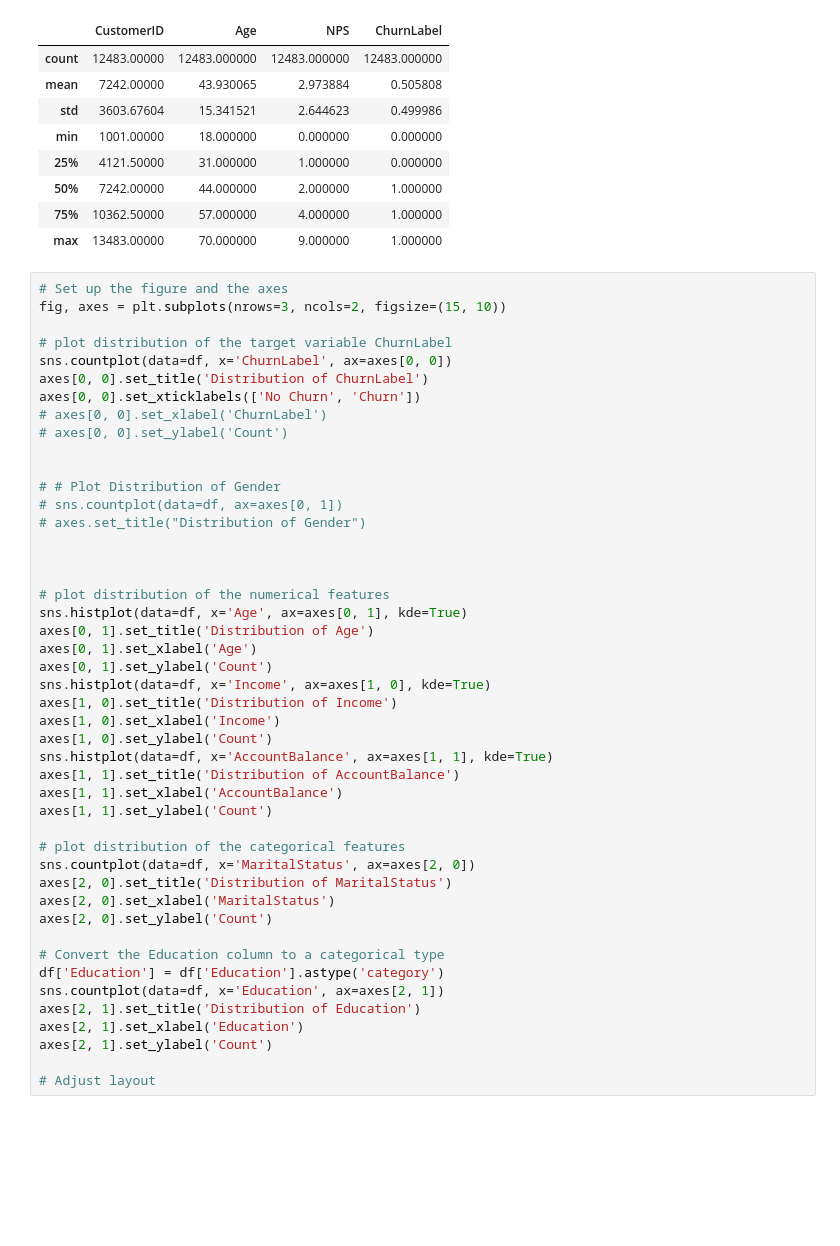
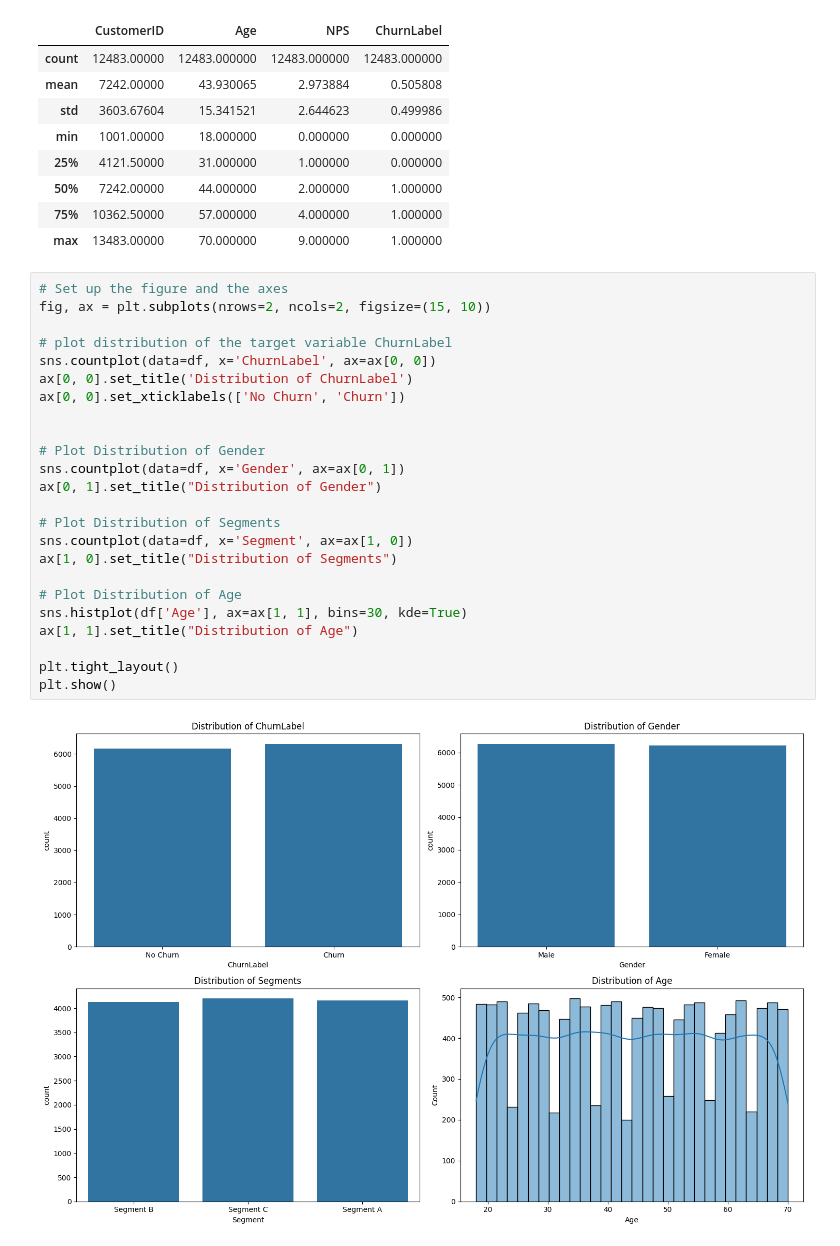
Before and after one commit to chemutai254/DATA, a Jupyter notebook: AMDARI/Customer_Churn_Prediction/Customer_Churn.ipynb, the cells around one changed output. Cells and saved outputs as stored; diff of their text form; blank space fills up the shorter version.

Commit message:
Customer Churn Prediction

```diff
--- a/AMDARI/Customer_Churn_Prediction/Customer_Churn.ipynb
+++ b/AMDARI/Customer_Churn_Prediction/Customer_Churn.ipynb
@@ -84,47 +84,27 @@ stats_overview
 | max | 13483.00000 | 70.000000 | 9.000000 | 1.000000 |
 # %%
 # Set up the figure and the axes
-fig, axes = plt.subplots(nrows=3, ncols=2, figsize=(15, 10))
+fig, ax = plt.subplots(nrows=2, ncols=2, figsize=(15, 10))
 
 # plot distribution of the target variable ChurnLabel
-sns.countplot(data=df, x='ChurnLabel', ax=axes[0, 0])
-axes[0, 0].set_title('Distribution of ChurnLabel')
-axes[0, 0].set_xticklabels(['No Churn', 'Churn'])
-# axes[0, 0].set_xlabel('ChurnLabel')
-# axes[0, 0].set_ylabel('Count')
+sns.countplot(data=df, x='ChurnLabel', ax=ax[0, 0])
+ax[0, 0].set_title('Distribution of ChurnLabel')
+ax[0, 0].set_xticklabels(['No Churn', 'Churn'])
 
 
-# # Plot Distribution of Gender
-# sns.countplot(data=df, ax=axes[0, 1])
-# axes.set_title("Distribution of Gender")
+# Plot Distribution of Gender
+sns.countplot(data=df, x='Gender', ax=ax[0, 1])
+ax[0, 1].set_title("Distribution of Gender")
 
+# Plot Distribution of Segments
+sns.countplot(data=df, x='Segment', ax=ax[1, 0])
+ax[1, 0].set_title("Distribution of Segments")
 
+# Plot Distribution of Age
+sns.histplot(df['Age'], ax=ax[1, 1], bins=30, kde=True)
+ax[1, 1].set_title("Distribution of Age")
 
-# plot distribution of the numerical features
-sns.histplot(data=df, x='Age', ax=axes[0, 1], kde=True)
-axes[0, 1].set_title('Distribution of Age')
-axes[0, 1].set_xlabel('Age')
-axes[0, 1].set_ylabel('Count')
-sns.histplot(data=df, x='Income', ax=axes[1, 0], kde=True)
-axes[1, 0].set_title('Distribution of Income')
-axes[1, 0].set_xlabel('Income')
-axes[1, 0].set_ylabel('Count')
-sns.histplot(data=df, x='AccountBalance', ax=axes[1, 1], kde=True)
-axes[1, 1].set_title('Distribution of AccountBalance')
-axes[1, 1].set_xlabel('AccountBalance')
-axes[1, 1].set_ylabel('Count')
-
-# plot distribution of the categorical features
-sns.countplot(data=df, x='MaritalStatus', ax=axes[2, 0])
-axes[2, 0].set_title('Distribution of MaritalStatus')
-axes[2, 0].set_xlabel('MaritalStatus')
-axes[2, 0].set_ylabel('Count')
-
-# Convert the Education column to a categorical type
-df['Education'] = df['Education'].astype('category')
-sns.countplot(data=df, x='Education', ax=axes[2, 1])
-axes[2, 1].set_title('Distribution of Education')
-axes[2, 1].set_xlabel('Education')
-axes[2, 1].set_ylabel('Count')
-
-# Adjust layout
+plt.tight_layout()
+plt.show()
+# %% [output]
+[figure, added]
```
Also changed, not shown: parts of 14 cells of this notebook, 1 other file.
